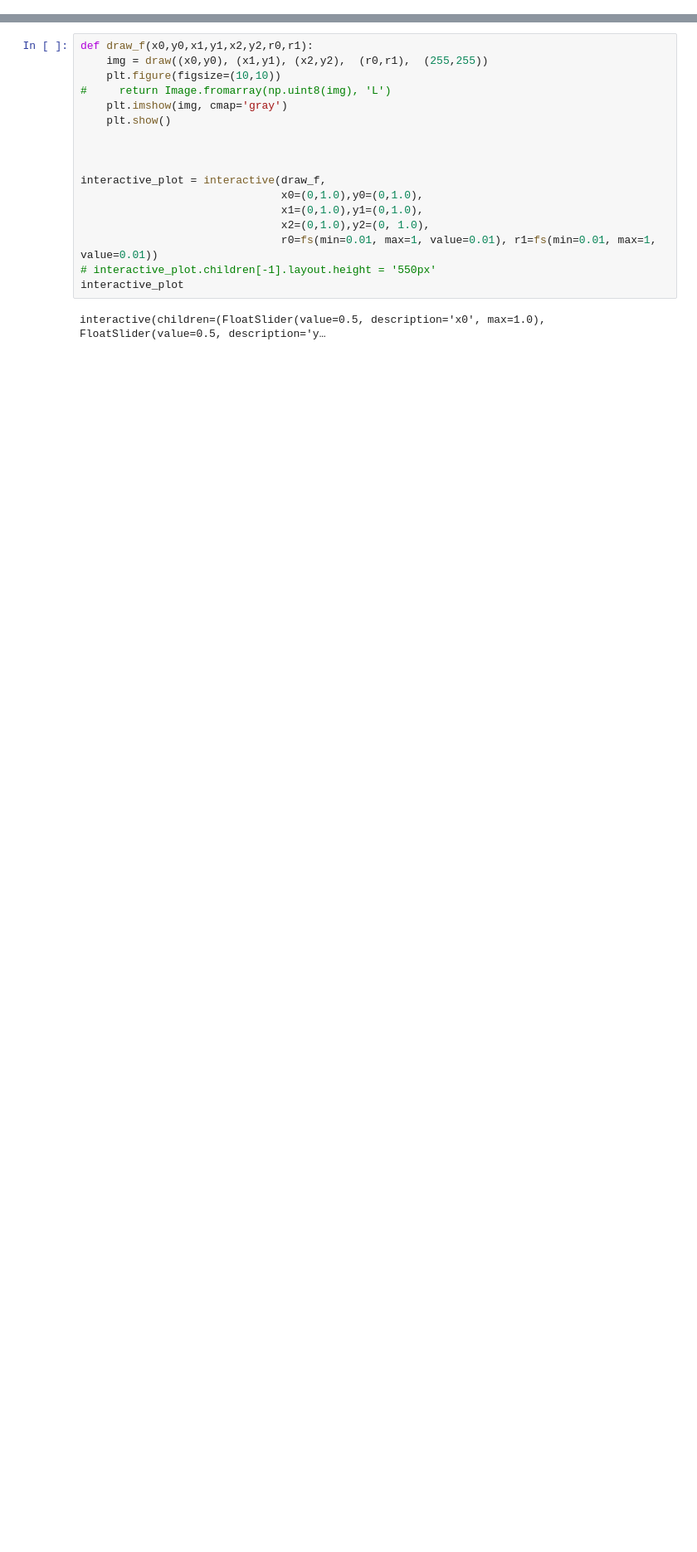
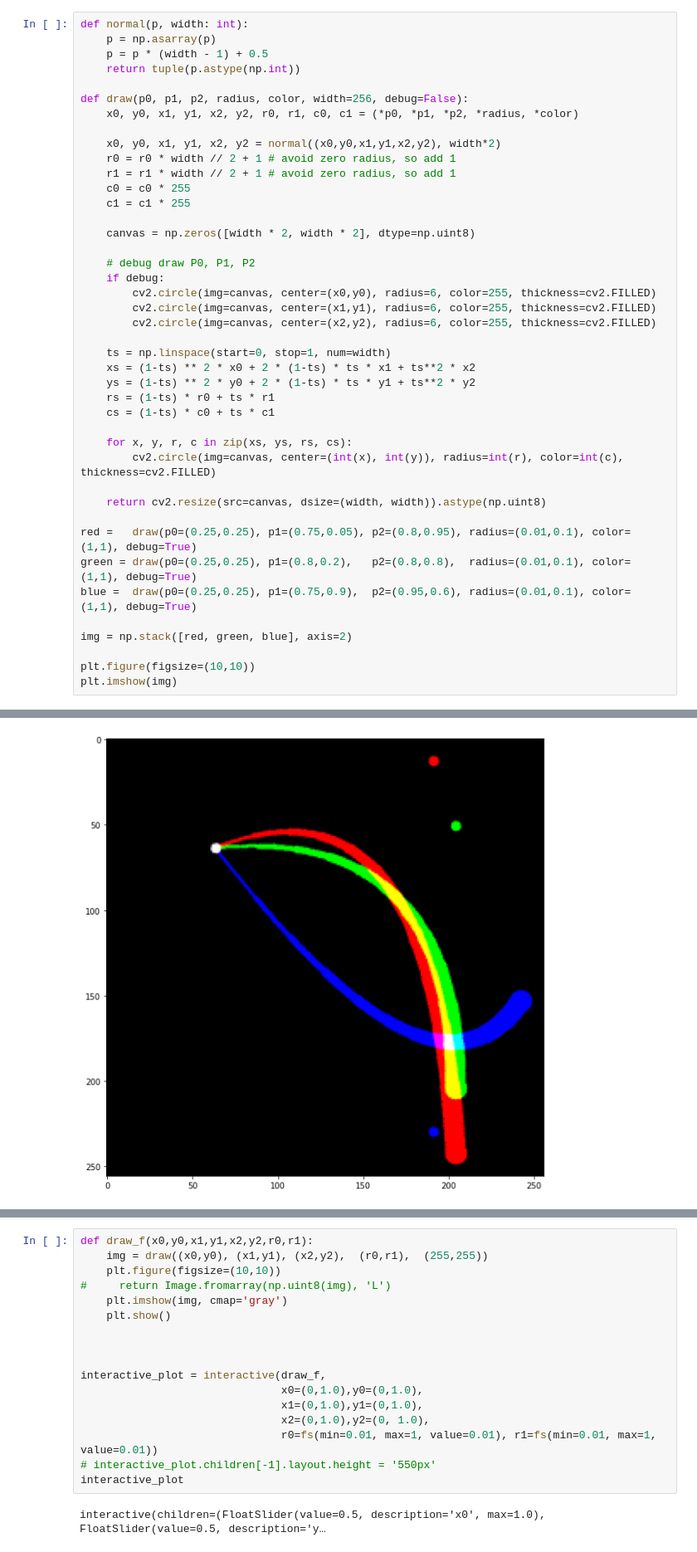
Before and after one commit to senior-sigan/NeuralBezier, a Jupyter notebook: draw.ipynb, the cells around one changed output, grey strips where cells are left out. Shown at 83% size. Saved outputs shown, nothing was run; the diff lists cells and outputs as text; blank space fills up the shorter version.

Commit message:
add comments, migrate to numpy in draw function, setup vscode

```diff
--- a/draw.ipynb
+++ b/draw.ipynb
@@ -51,0 +12,43 @@ plt.imshow(img)
+# %%
+def normal(p, width: int):
+    p = np.asarray(p)
+    p = p * (width - 1) + 0.5
+    return tuple(p.astype(np.int))
+
+def draw(p0, p1, p2, radius, color, width=256, debug=False):
+    x0, y0, x1, y1, x2, y2, r0, r1, c0, c1 = (*p0, *p1, *p2, *radius, *color)
+
+    x0, y0, x1, y1, x2, y2 = normal((x0,y0,x1,y1,x2,y2), width*2)
+    r0 = r0 * width // 2 + 1 # avoid zero radius, so add 1
+    r1 = r1 * width // 2 + 1 # avoid zero radius, so add 1
+    c0 = c0 * 255
+    c1 = c1 * 255
+
+    canvas = np.zeros([width * 2, width * 2], dtype=np.uint8)
+
+    # debug draw P0, P1, P2
+    if debug:
+        cv2.circle(img=canvas, center=(x0,y0), radius=6, color=255, thickness=cv2.FILLED)
+        cv2.circle(img=canvas, center=(x1,y1), radius=6, color=255, thickness=cv2.FILLED)
+        cv2.circle(img=canvas, center=(x2,y2), radius=6, color=255, thickness=cv2.FILLED)
+
+    ts = np.linspace(start=0, stop=1, num=width)
+    xs = (1-ts) ** 2 * x0 + 2 * (1-ts) * ts * x1 + ts**2 * x2
+    ys = (1-ts) ** 2 * y0 + 2 * (1-ts) * ts * y1 + ts**2 * y2
+    rs = (1-ts) * r0 + ts * r1
+    cs = (1-ts) * c0 + ts * c1
+
+    for x, y, r, c in zip(xs, ys, rs, cs):
+        cv2.circle(img=canvas, center=(int(x), int(y)), radius=int(r), color=int(c), thickness=cv2.FILLED)
+
+    return cv2.resize(src=canvas, dsize=(width, width)).astype(np.uint8)
+
+red =   draw(p0=(0.25,0.25), p1=(0.75,0.05), p2=(0.8,0.95), radius=(0.01,0.1), color=(1,1), debug=True)
+green = draw(p0=(0.25,0.25), p1=(0.8,0.2),   p2=(0.8,0.8),  radius=(0.01,0.1), color=(1,1), debug=True)
+blue =  draw(p0=(0.25,0.25), p1=(0.75,0.9),  p2=(0.95,0.6), radius=(0.01,0.1), color=(1,1), debug=True)
+
+img = np.stack([red, green, blue], axis=2)
+
+plt.figure(figsize=(10,10))
+plt.imshow(img)
+# %% [output]
@@ -51,0 +56 @@ plt.imshow(img)
+[figure, added]
```
Also changed, not shown: parts of 4 cells of this notebook, 3 other files.
